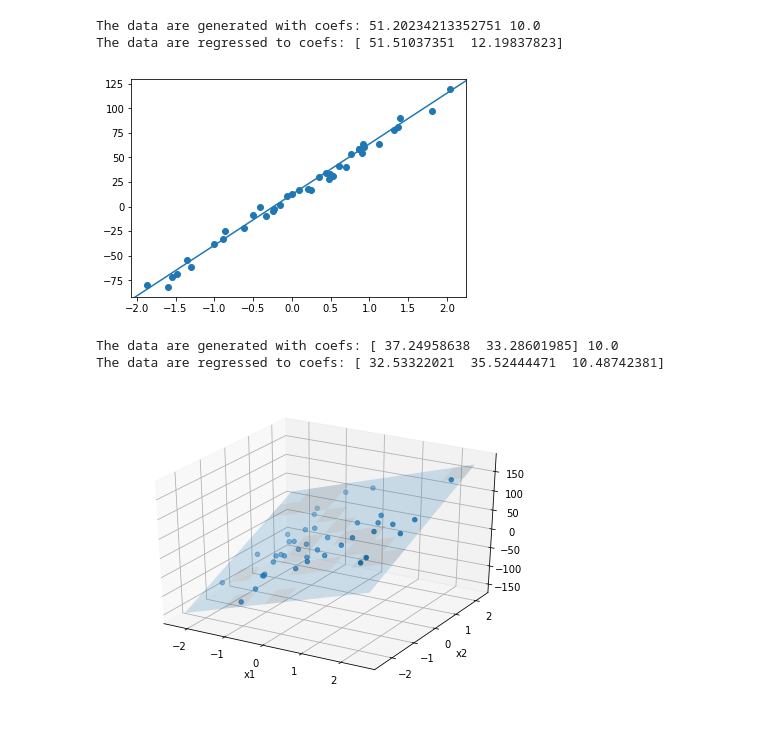
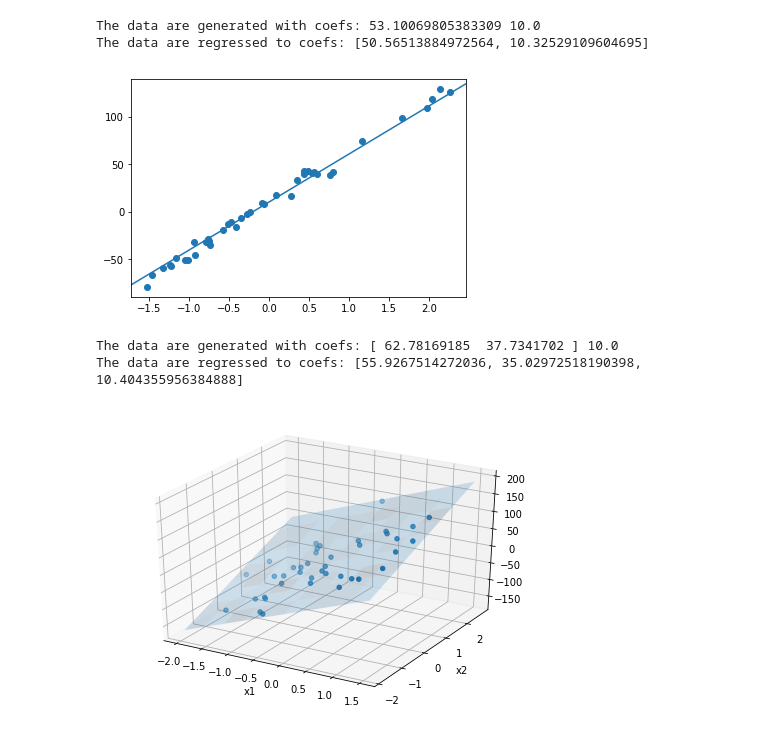
Before and after one commit to 2015xli/linear-regression, a Jupyter notebook: linear-regression.ipynb, the cells around one changed output. Drawn from its saved outputs; the diff is of its cells as text; code cells hidden in the pictures.

```diff
--- a/linear-regression.ipynb
+++ b/linear-regression.ipynb
@@ -193,10 +193,11 @@ from mpl_toolkits.mplot3d import Axes3D
 from sklearn.datasets import make_regression
 from sklearn.linear_model import ridge
 
-def ridge_regression_SGD(X, y, max_iter=5, alpha=0.2, lamda=0.01):
+def ridge_regression_SGD_1(X, y, max_iter=10, alpha=0.5, lamda=0.01):
     '''
     We use the MSE + weight-decay for the cost, and stochastic gradient descent to update w
-    That is, w = (1 - lamda) * w − alpha * Xi.T * (Xi * w − yi), for single X and y in one iteration.
+    w = (1 - lamda) * w − alpha * Xi.T * (Xi * w − yi), for single X and y in one iteration.
+    i.e., batch size = 1. In this case, we don't bother to use matrix representation
     '''
     n, k = X.shape
     T = np.ones(shape=(n, k+1))
@@ -210,38 +211,87 @@ def ridge_regression_SGD(X, y, max_iter=5, alpha=0.2, lamda=0.01):
             derivative = XX[i] * (np.dot(XX[i], w) - yy[i])
             # print(w)
             # with weight-decay
             w = (1 - lamda) * w - alpha * derivative
             # without weight-decay regularization
             # w = w - alpha * derivative
 
     # make the (k+1)x1 matrix into a k+1 element list
     return w
 
+def ridge_regression_SGD_batch(X, y, max_iter=10, alpha=0.5, lamda=0.01, batch_size=10):
+    '''
+    We use the MSE + weight-decay for the cost, and stochastic gradient descent to update w
+    w = (1 - lamda) * w − alpha * X.T * (X * w − y) / n, for a batch of X and y in one iteration.
+    batch size is the number of samples used for training.
+    When batch_size = 1, this function implements the same thing as the one above, but a little more expensive.
+    '''
+    n, k = X.shape
+    T = np.ones(shape=(n, k+1))
+    T[:, :k] = X
+    XX = np.matrix(T)
+    yy = np.matrix(y)
+    yy = yy.T
+    w = np.matrix(np.zeros(k+1)).T
+
+    N = y.size
+    num_batch = -(-N // batch_size)  # this is a trick to find the ceiling division
+    # batch data structure
+    Xb = np.matrix(np.empty(shape=(batch_size,k+1)))
+    yb = np.matrix(np.empty(batch_size))
+    for j in range(max_iter):
+        # simulate the batch sampling by shifting the batch offset by one for every epoch
+        shift = j % batch_size
+        for i in range(num_batch):
+            s = (i * batch_size + shift) % N
+            t = s + batch_size
+            if(t > N): # deal with the case when the last batch wraps around
+                d = N - s
+                e = t - N
+                Xb[:d, :] = XX[s:N, :]
+                yb[:d] = yy[s:N]
+                Xb[d:, :] = XX[:e, :]
+                yb[d:] = yy[:e]
+            else:
+                Xb = XX[s:t, :]
+                yb = yy[s:t]
+
+            derivative = Xb.T * (Xb * w - yb) / n
+            # print(w)
+            # with weight-decay
+            w = (1 - lamda) * w - alpha * derivative
+            # without weight-decay regularization
+            # w = w - alpha * derivative
+
+    # make the (k+1)x1 matrix into a k+1 element list
+    return w.flatten().tolist()[0]
+
+ridge_regression = lambda x, y: ridge_regression_SGD_batch(x, y, max_iter=10, alpha=0.5, lamda=0.01, batch_size=10)
+
 bias = 10.0
 n_features = 1
 X, y, coef = make_regression(n_samples=40, n_features=n_features, noise=5, coef=True, bias=bias)
 print("The data are generated with coefs:", coef, bias)
 
-net = ridge_regression_SGD(X, y)
+net = ridge_regression(X, y)
 print("The data are regressed to coefs:", net)
 
 # output figure
 plot_line(X, y, net)
 plt.show()
 
 n_features = 2
 X, y, coef = make_regression(n_samples=40, n_features=n_features, noise=5, coef=True, bias=bias)
 print("The data are generated with coefs:", coef, bias)
 
-net = ridge_regression_SGD(X, y)
+net = ridge_regression(X, y)
 print("The data are regressed to coefs:", net)
 
 plot_plane(X, y, net)
 plt.show()
 # %% [output]
-The data are generated with coefs: 51.20234213352751 10.0
-The data are regressed to coefs: [ 51.51037351  12.19837823]
+The data are generated with coefs: 53.10069805383309 10.0
+The data are regressed to coefs: [50.56513884972564, 10.32529109604695]
-[figure, old version]
+[figure, new version]
-The data are generated with coefs: [ 37.24958638  33.28601985] 10.0
-The data are regressed to coefs: [ 32.53322021  35.52444471  10.48742381]
+The data are generated with coefs: [ 62.78169185  37.7341702 ] 10.0
+The data are regressed to coefs: [55.9267514272036, 35.02972518190398, 10.404355956384888]
-[figure, old version]
+[figure, new version]
```
Also changed, not shown: parts of 2 cells of this notebook.
